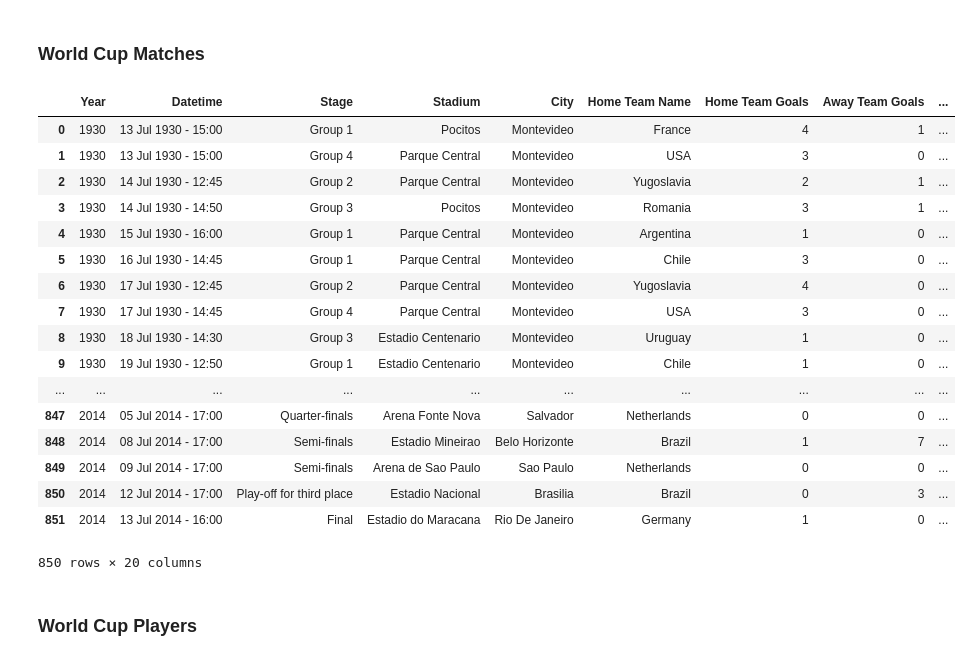
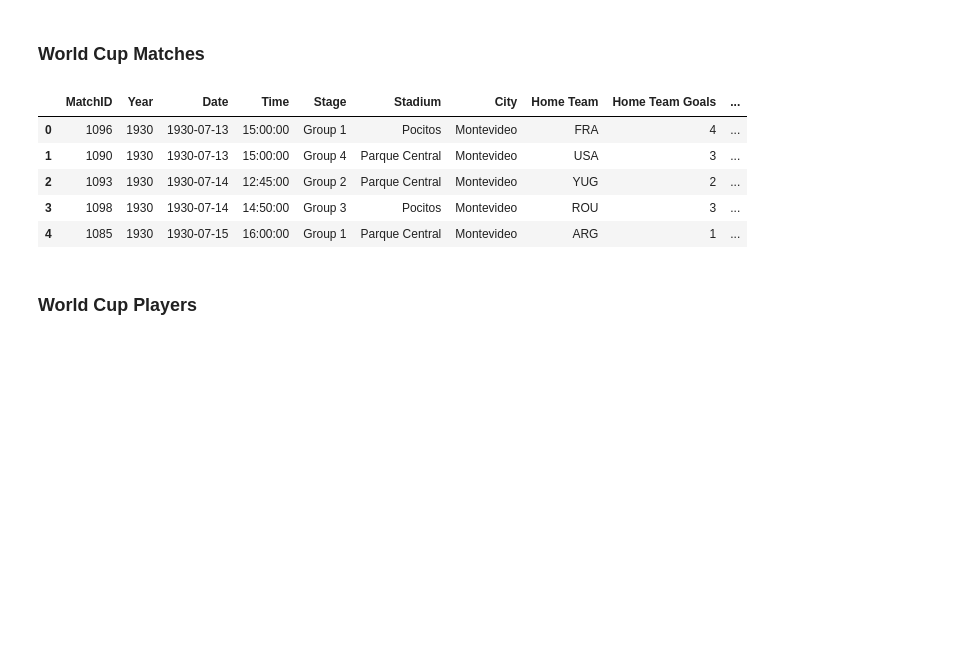
Before and after one commit to ryanbandrowski/FIFA-WC-ETL, a Jupyter notebook: FIFA World Cups.ipynb, the cells around one changed output. Drawn from its saved outputs; the diff is of its cells as text; code cells hidden in the pictures; blank space fills up the shorter version.

```diff
--- a/FIFA World Cups.ipynb
+++ b/FIFA World Cups.ipynb
@@ -44,2 +46,17 @@ wc_matches_df = wc_matches_df.dropna()
 # %%
 wc_matches_df = wc_matches_df.apply(pd.to_numeric, errors='ignore', downcast='integer')
+# %%
+wc_matches_df['Datetime'] = pd.to_datetime(wc_matches_df['Datetime'])
+# %%
+wc_matches_df.insert(2,'Date', '')
+wc_matches_df.insert(3,'Time', '')
+wc_matches_df['Date'] = [d.date() for d in wc_matches_df['Datetime']]
+wc_matches_df['Time'] = [d.time() for d in wc_matches_df['Datetime']]
+del wc_matches_df['Datetime']
+# %%
+wc_matches_df.insert(6,'Home Team',wc_matches_df['Home Team Initials'])
+wc_matches_df.insert(10,'Away Team',wc_matches_df['Away Team Initials'])
+del wc_matches_df['Home Team Name']
+del wc_matches_df['Away Team Name']
+del wc_matches_df['Away Team Initials']
+del wc_matches_df['Home Team Initials']
@@ -46,24 +67,16 @@ wc_matches_df = wc_matches_df.apply(pd.to_numeric, errors='ignore', downcast='in
+# %%
+wc_matches_df.rename(columns={'MatchID':'MatchID_old'}, inplace=True)
+wc_matches_df.insert(0, 'MatchID', wc_matches_df['MatchID_old'])
+del wc_matches_df['MatchID_old']
 # %%
-wc_matches_df
+wc_matches_df.head()
 # %% [output]
-|  | Year | Datetime | Stage | Stadium | City | Home Team Name | Home Team Goals | Away Team Goals | ... |
-| 0 | 1930 | 13 Jul 1930 - 15:00 | Group 1 | Pocitos | Montevideo | France | 4 | 1 | ... |
-| 1 | 1930 | 13 Jul 1930 - 15:00 | Group 4 | Parque Central | Montevideo | USA | 3 | 0 | ... |
-| 2 | 1930 | 14 Jul 1930 - 12:45 | Group 2 | Parque Central | Montevideo | Yugoslavia | 2 | 1 | ... |
-| 3 | 1930 | 14 Jul 1930 - 14:50 | Group 3 | Pocitos | Montevideo | Romania | 3 | 1 | ... |
-| 4 | 1930 | 15 Jul 1930 - 16:00 | Group 1 | Parque Central | Montevideo | Argentina | 1 | 0 | ... |
-| 5 | 1930 | 16 Jul 1930 - 14:45 | Group 1 | Parque Central | Montevideo | Chile | 3 | 0 | ... |
-| 6 | 1930 | 17 Jul 1930 - 12:45 | Group 2 | Parque Central | Montevideo | Yugoslavia | 4 | 0 | ... |
-| 7 | 1930 | 17 Jul 1930 - 14:45 | Group 4 | Parque Central | Montevideo | USA | 3 | 0 | ... |
-| 8 | 1930 | 18 Jul 1930 - 14:30 | Group 3 | Estadio Centenario | Montevideo | Uruguay | 1 | 0 | ... |
-| 9 | 1930 | 19 Jul 1930 - 12:50 | Group 1 | Estadio Centenario | Montevideo | Chile | 1 | 0 | ... |
-| ... | ... | ... | ... | ... | ... | ... | ... | ... | ... |
-| 847 | 2014 | 05 Jul 2014 - 17:00 | Quarter-finals | Arena Fonte Nova | Salvador | Netherlands | 0 | 0 | ... |
-| 848 | 2014 | 08 Jul 2014 - 17:00 | Semi-finals | Estadio Mineirao | Belo Horizonte | Brazil | 1 | 7 | ... |
-| 849 | 2014 | 09 Jul 2014 - 17:00 | Semi-finals | Arena de Sao Paulo | Sao Paulo | Netherlands | 0 | 0 | ... |
-| 850 | 2014 | 12 Jul 2014 - 17:00 | Play-off for third place | Estadio Nacional | Brasilia | Brazil | 0 | 3 | ... |
-| 851 | 2014 | 13 Jul 2014 - 16:00 | Final | Estadio do Maracana | Rio De Janeiro | Germany | 1 | 0 | ... |
+|  | MatchID | Year | Date | Time | Stage | Stadium | City | Home Team | Home Team Goals | ... |
+| 0 | 1096 | 1930 | 1930-07-13 | 15:00:00 | Group 1 | Pocitos | Montevideo | FRA | 4 | ... |
+| 1 | 1090 | 1930 | 1930-07-13 | 15:00:00 | Group 4 | Parque Central | Montevideo | USA | 3 | ... |
+| 2 | 1093 | 1930 | 1930-07-14 | 12:45:00 | Group 2 | Parque Central | Montevideo | YUG | 2 | ... |
+| 3 | 1098 | 1930 | 1930-07-14 | 14:50:00 | Group 3 | Pocitos | Montevideo | ROU | 3 | ... |
+| 4 | 1085 | 1930 | 1930-07-15 | 16:00:00 | Group 1 | Parque Central | Montevideo | ARG | 1 | ... |
-850 rows × 20 columns
 # %% [markdown]
 ### World Cup Players
 # %%
```
Also changed, not shown: parts of 7 cells of this notebook.
